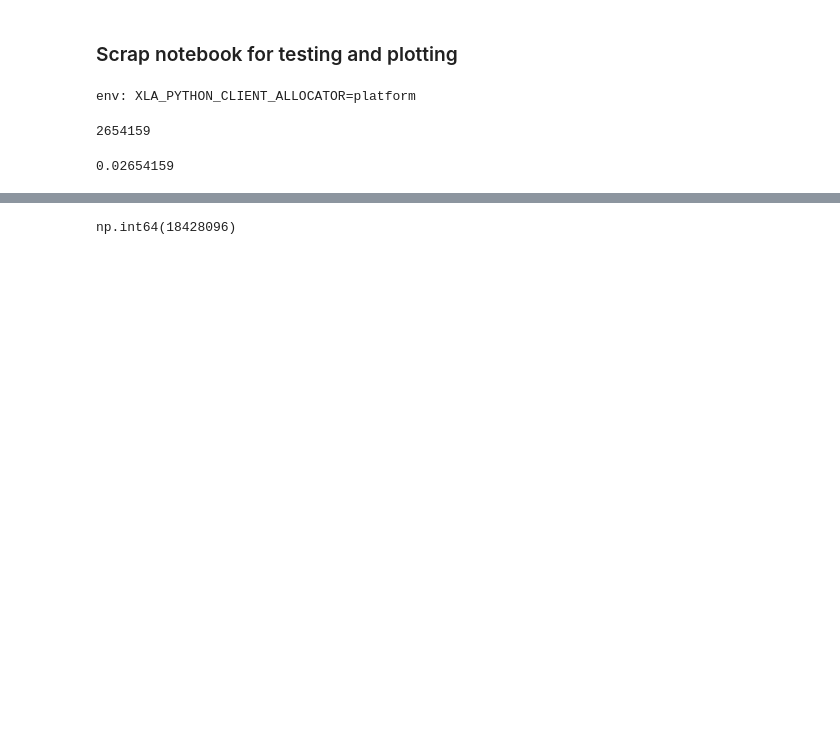
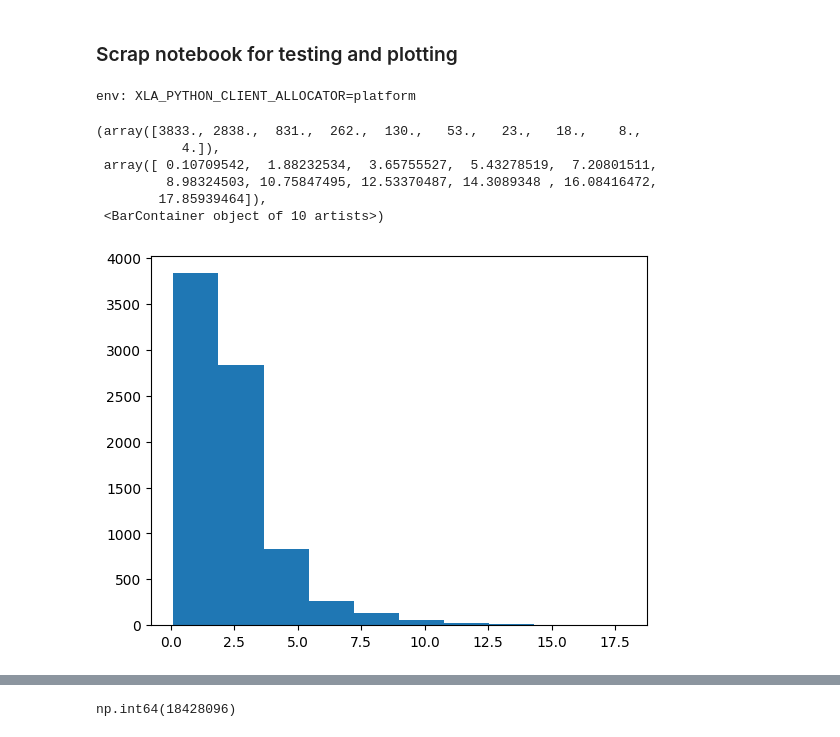
Before and after one commit to abby-moran/GW_pop_cosmo_inference, a Jupyter notebook: scripts/sandbox.ipynb, the cells around one changed output, grey strips where cells are left out. Drawn from its saved outputs; the diff is of its cells as text; code cells hidden in the pictures; blank space fills up the shorter version.

```diff
--- a/scripts/sandbox.ipynb
+++ b/scripts/sandbox.ipynb
@@ -33,26 +33,18 @@ jax.config.update("jax_enable_x64", True)
 from inspect import getfullargspec
 # %% [output]
 env: XLA_PYTHON_CLIENT_ALLOCATOR=platform
-# %%
-len(m1s_sel)
-# %% [output]
-2654159
-# %%
-2654159/1e8
-# %% [output]
-0.02654159
 # %%
 import jax
 jax.config.update("jax_enable_x64", True)   # match your fit; remove if you ran float32
-
+import utils
 import numpy as np, pandas as pd, jax.numpy as jnp
 import numpyro, numpyro.handlers as handlers
-
+import plotting
 from intensity_models_fast import pop_cosmo_model, LogDNDM
 
 # ---- events (your loading code) ----
-pe_file, sel_file = '../runs/CE_1013/PE_ne.h5', '../runs/CE_1013/sel_ne.h5'     # EDIT
-evt_start, evt_end = 0, 500              # EDIT
+pe_file, sel_file = '../runs/CE_1013/PE_ne_zcut2.h5', '../runs/CE_1013/sel_ne_czut.h5'     # EDIT
+evt_start, evt_end = 0, 8000              # EDIT
 #pe = pd.read_hdf(pe_file, key="samples").iloc[evt_start:evt_end]
 #m1s = np.asarray(pe["m1"].to_list(), dtype=np.float64)
 #qs = np.asarray(pe["q"].to_list(), dtype=np.float64)
@@ -73,3 +65,22 @@ m1s_sel = sel["m1"].to_numpy(np.float64)       # EDIT column names to match your
 qs_sel = sel["q"].to_numpy(np.float64)
 dls_sel = sel["dl"].to_numpy(np.float64)
 pdraw_sel = sel["pdraw_sel"].to_numpy(np.float64)
+
+prior=utils.get_priors_from_file('priors/CE_cosmo.prior')
+model_args=(m1s, qs, dls, pdraws, sel['m1d'].to_list(),
+                  sel['q'].to_list(), sel['dl'].to_list(),
+                  sel['pdraw_sel'].to_list(), ndraw, prior)
+# %%
+pop_params, cosmo = weighting.get_pop_params('pop_configs/CE_peak_q.txt')
+mean_dls=np.mean(dls,axis=1)
+mean_zs=cosmo.z_of_dL(mean_dls)
+# %%
+plt.hist(mean_zs)
+# %% [output]
+(array([3833., 2838.,  831.,  262.,  130.,   53.,   23.,   18.,    8.,
+           4.]),
+ array([ 0.10709542,  1.88232534,  3.65755527,  5.43278519,  7.20801511,
+         8.98324503, 10.75847495, 12.53370487, 14.3089348 , 16.08416472,
+        17.85939464]),
+ <BarContainer object of 10 artists>)
+[figure, added]
```
Also changed, not shown: parts of 35 cells of this notebook, 33 other files.
